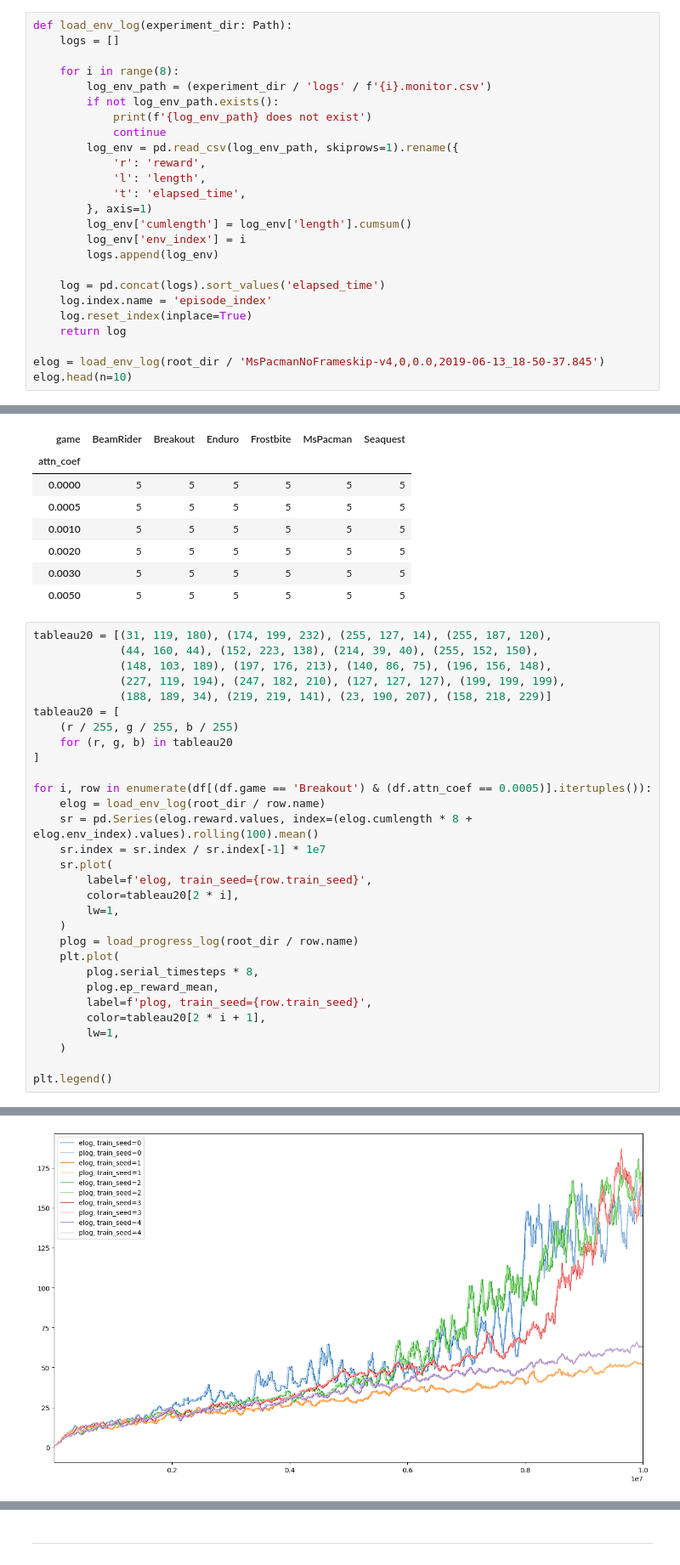
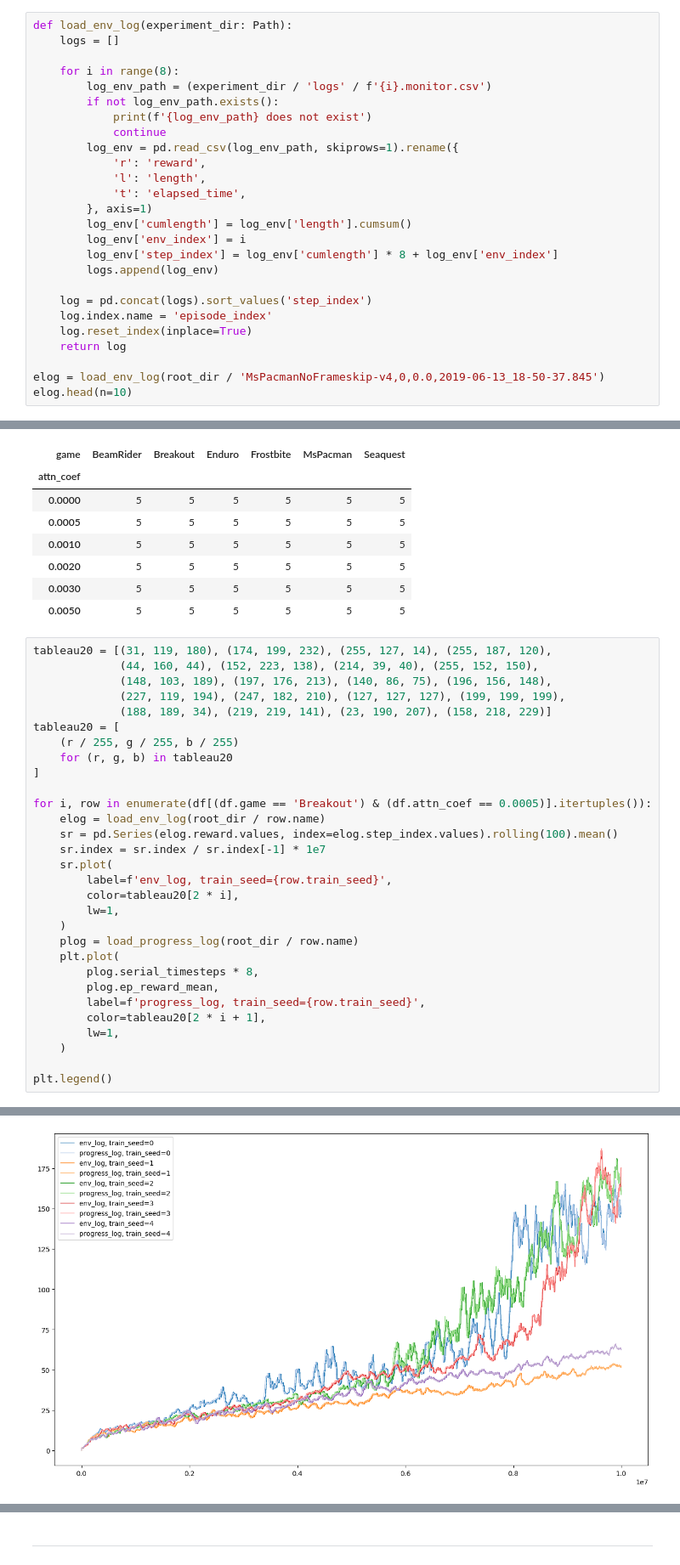
Before and after one commit to dniku/rl-attention, a Jupyter notebook: analysis/experiment_processing.ipynb, the cells around one changed output, grey strips where cells are left out. Shown at 85% size. Drawn from its saved outputs; the diff is of its cells as text.

```diff
--- a/analysis/experiment_processing.ipynb
+++ b/analysis/experiment_processing.ipynb
@@ -49,9 +49,10 @@ def load_env_log(experiment_dir: Path):
         }, axis=1)
         log_env['cumlength'] = log_env['length'].cumsum()
         log_env['env_index'] = i
+        log_env['step_index'] = log_env['cumlength'] * 8 + log_env['env_index']
         logs.append(log_env)
 
-    log = pd.concat(logs).sort_values('elapsed_time')
+    log = pd.concat(logs).sort_values('step_index')
     log.index.name = 'episode_index'
     log.reset_index(inplace=True)
     return log
@@ -135,36 +136,36 @@ df.pivot_table(
 # %%
 tableau20 = [(31, 119, 180), (174, 199, 232), (255, 127, 14), (255, 187, 120),
              (44, 160, 44), (152, 223, 138), (214, 39, 40), (255, 152, 150),
              (148, 103, 189), (197, 176, 213), (140, 86, 75), (196, 156, 148),
              (227, 119, 194), (247, 182, 210), (127, 127, 127), (199, 199, 199),
              (188, 189, 34), (219, 219, 141), (23, 190, 207), (158, 218, 229)]
 tableau20 = [
     (r / 255, g / 255, b / 255)
     for (r, g, b) in tableau20
 ]
 
 for i, row in enumerate(df[(df.game == 'Breakout') & (df.attn_coef == 0.0005)].itertuples()):
     elog = load_env_log(root_dir / row.name)
-    sr = pd.Series(elog.reward.values, index=(elog.cumlength * 8 + elog.env_index).values).rolling(100).mean()
+    sr = pd.Series(elog.reward.values, index=elog.step_index.values).rolling(100).mean()
     sr.index = sr.index / sr.index[-1] * 1e7
     sr.plot(
-        label=f'elog, train_seed={row.train_seed}',
+        label=f'env_log, train_seed={row.train_seed}',
         color=tableau20[2 * i],
         lw=1,
     )
     plog = load_progress_log(root_dir / row.name)
     plt.plot(
         plog.serial_timesteps * 8,
         plog.ep_reward_mean,
-        label=f'plog, train_seed={row.train_seed}',
+        label=f'progress_log, train_seed={row.train_seed}',
         color=tableau20[2 * i + 1],
         lw=1,
     )
 
 plt.legend()
 # %% [output]
 <matplotlib.legend.Legend at 0x...>
-[figure, old version]
+[figure, new version]
 # %%
 for i, glog in elog.groupby('env_index'):
     pd.Series(glog.reward.values, index=(glog.cumlength * 8 + i).values).rolling(100).mean().plot(
```
Also changed, not shown: parts of 9 cells of this notebook, 5 other files.
